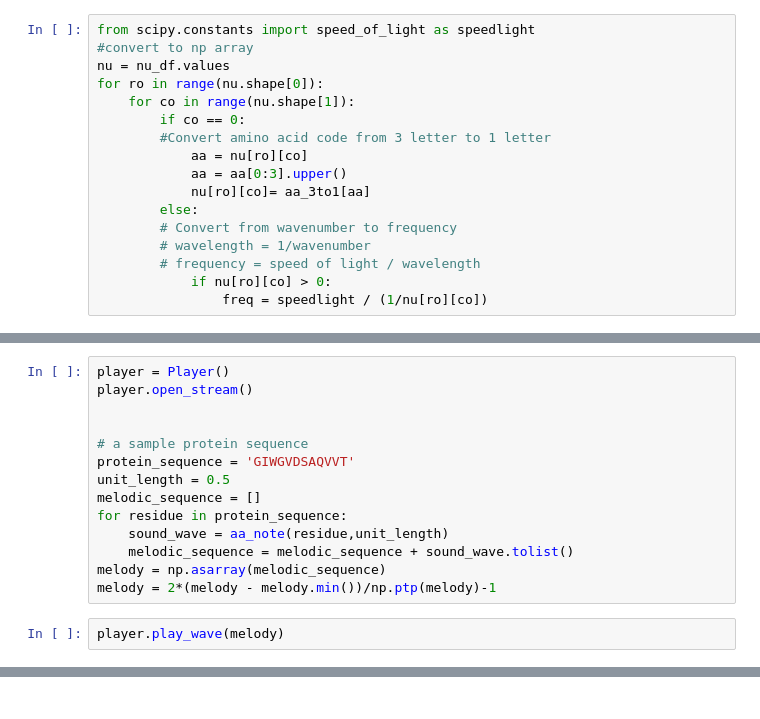
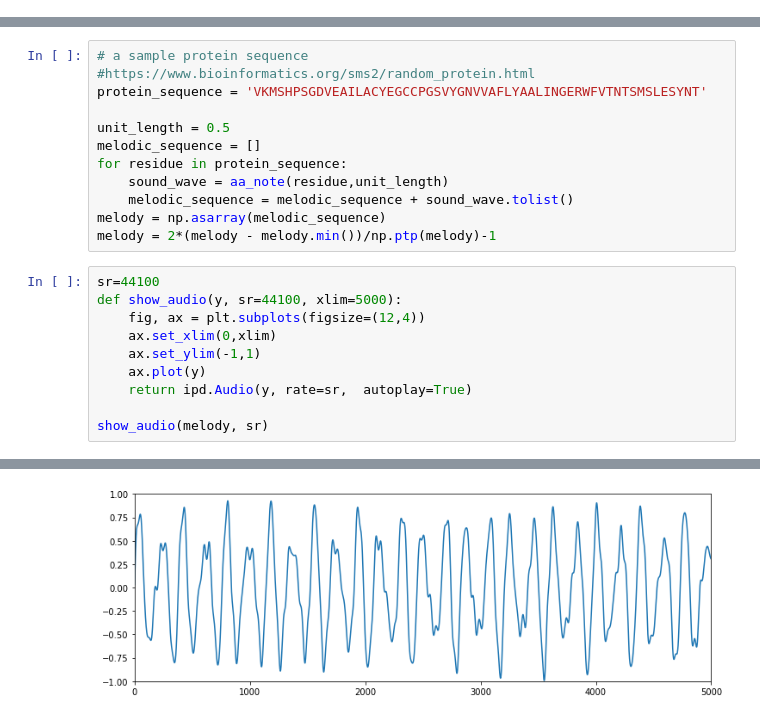
Before and after one commit to FabioRovai/Protein2Melody, a Jupyter notebook: Protein2melody.ipynb, the cells around one changed output, grey strips where cells are left out. Saved outputs shown, nothing was run; the diff lists cells and outputs as text.

```diff
--- a/Protein2melody.ipynb
+++ b/Protein2melody.ipynb
@@ -28,17 +0,0 @@ nu_df.fillna(0,inplace=True)
-# %%
-from scipy.constants import speed_of_light as speedlight
-#convert to np array
-nu = nu_df.values
-for ro in range(nu.shape[0]):
-    for co in range(nu.shape[1]):
-        if co == 0:
-        #Convert amino acid code from 3 letter to 1 letter
-            aa = nu[ro][co]
-            aa = aa[0:3].upper()
-            nu[ro][co]= aa_3to1[aa]
-        else:
-        # Convert from wavenumber to frequency
-        # wavelength = 1/wavenumber
-        # frequency = speed of light / wavelength
-            if nu[ro][co] > 0:
-                freq = speedlight / (1/nu[ro][co])
@@ -73,12 +92,10 @@ def aa_note(aa,length):
     wave = 2.*(wave - wave.min())/np.ptp(wave)-1
     return wave
 # %%
-player = Player()
-player.open_stream()
+# a sample protein sequence
+#https://www.bioinformatics.org/sms2/random_protein.html
+protein_sequence = 'VKMSHPSGDVEAILACYEGCCPGSVYGNVVAFLYAALINGERWFVTNTSMSLESYNT'
 
-
-# a sample protein sequence
-protein_sequence = 'GIWGVDSAQVVT'
 unit_length = 0.5
 melodic_sequence = []
 for residue in protein_sequence:
@@ -86,5 +103,14 @@ for residue in protein_sequence:
     melodic_sequence = melodic_sequence + sound_wave.tolist()
 melody = np.asarray(melodic_sequence)
 melody = 2*(melody - melody.min())/np.ptp(melody)-1
-# %%
-player.play_wave(melody)
+# %%
+sr=44100
+def show_audio(y, sr=44100, xlim=5000):
+    fig, ax = plt.subplots(figsize=(12,4))
+    ax.set_xlim(0,xlim)
+    ax.set_ylim(-1,1)
+    ax.plot(y)
+    return ipd.Audio(y, rate=sr,  autoplay=True)
+
+show_audio(melody, sr)
+# %% [output]
@@ -90,0 +118 @@ player.play_wave(melody)
+[figure, added]
```
Also changed, not shown: parts of 5 cells of this notebook.
